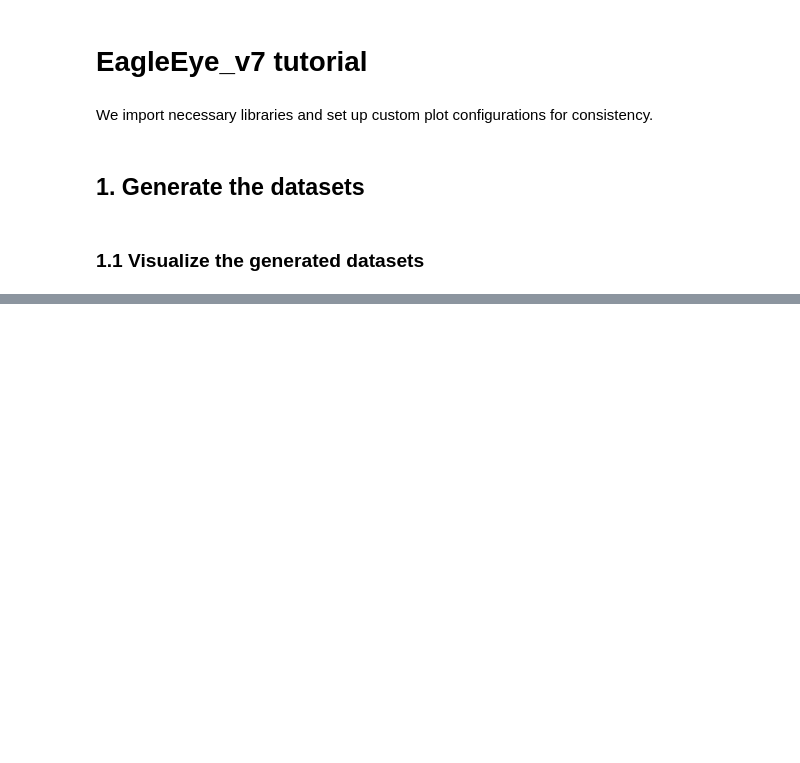
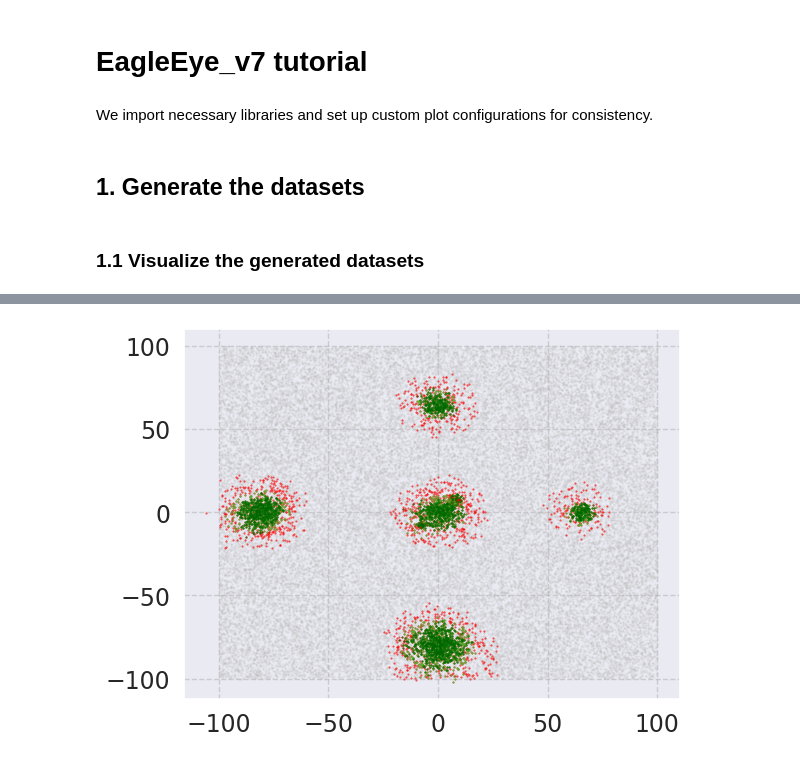
Before and after one commit to sspring137/EagleEye, a Jupyter notebook: examples/Tresette_v7/Tresette_EagleEye_v7.ipynb, the cells around one changed output, grey strips where cells are left out. Saved outputs shown, nothing was run; the diff lists cells and outputs as text; code cells hidden in the pictures; blank space fills up the shorter version.

```diff
--- a/examples/Tresette_v7/Tresette_EagleEye_v7.ipynb
+++ b/examples/Tresette_v7/Tresette_EagleEye_v7.ipynb
@@ -436,0 +158,20 @@ plt.show()
+# %%
+fig = plt.figure(2)
+plt.scatter(Y[:-cont,0], Y[:-cont,1], marker='.', s=1, c='silver', alpha=0.3)
+for jj in range(7):
+    Putative   = EE_book['Y_OVER_clusters'][jj]['Putative']
+    Pruned     = EE_book['Y_OVER_clusters'][jj]['Pruned']
+    Repechaged = EE_book['Y_OVER_clusters'][jj]['Repechaged']
+    Background = EE_book['Y_OVER_clusters'][jj]['Background']
+    cont = 3000
+
+    # Plotting the scatterplots
+
+    plt.scatter(Y[Putative,0], Y[Putative,1], marker='.', s=1, c='red', alpha=0.7)
+    plt.scatter(Y[Repechaged,0], Y[Repechaged,1], marker='.', s=1, c='limegreen', alpha=0.7)
+    plt.scatter(Y[Pruned,0], Y[Pruned,1], marker='.', s=1, c='darkgreen', alpha=0.7)
+
+# Displaying the combined plot
+plt.show()
+# %% [output]
+[figure, added]
```
Also changed, not shown: parts of 64 cells of this notebook, 41 other files.
